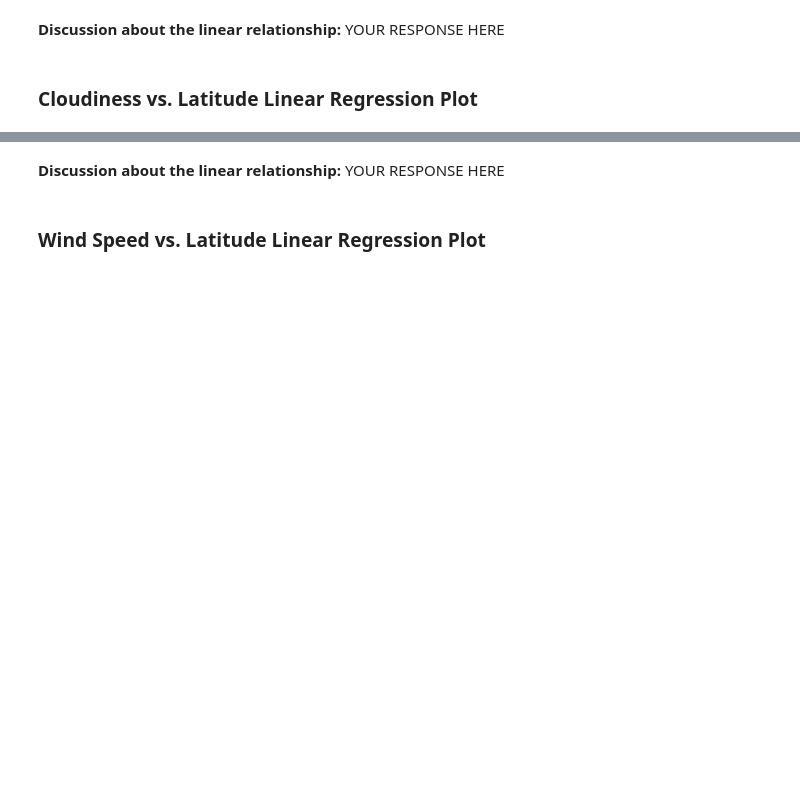
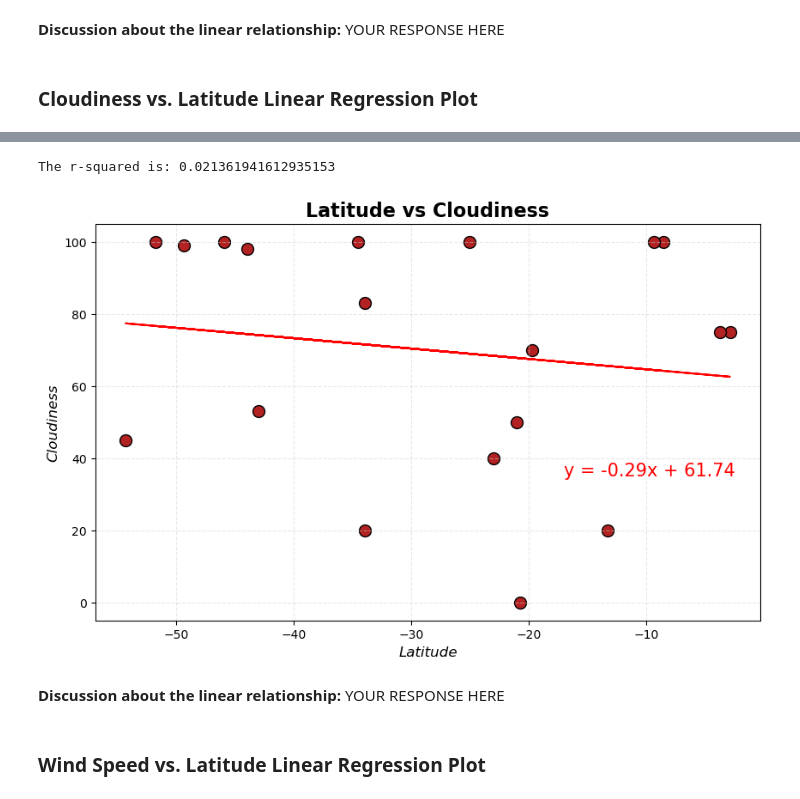
Before and after one commit to ajmonte0920/06_da_jun2024_hw_6_python-api-challenge, a Jupyter notebook: WeatherPy/WeatherPy.ipynb, the cells around one changed output, grey strips where cells are left out. Cells and saved outputs as stored; diff of their text form; code cells hidden in the pictures; blank space fills up the shorter version.

```diff
--- a/WeatherPy/WeatherPy.ipynb
+++ b/WeatherPy/WeatherPy.ipynb
@@ -447,2 +466,11 @@ The r-squared is: 0.6353029856702744
+# %%
+# Southern Hemisphere
+x_values = southern_hemi_df.Lat
+y_values = southern_hemi_df["Cloudiness"]
+
+doRegression(x_values, y_values, "Latitude", "Cloudiness", (-17,35))
+# %% [output]
+The r-squared is: 0.021361941612935153
+[figure, added]
 # %% [markdown]
 **Discussion about the linear relationship:** YOUR RESPONSE HERE
```
Also changed, not shown: parts of 15 cells of this notebook.
